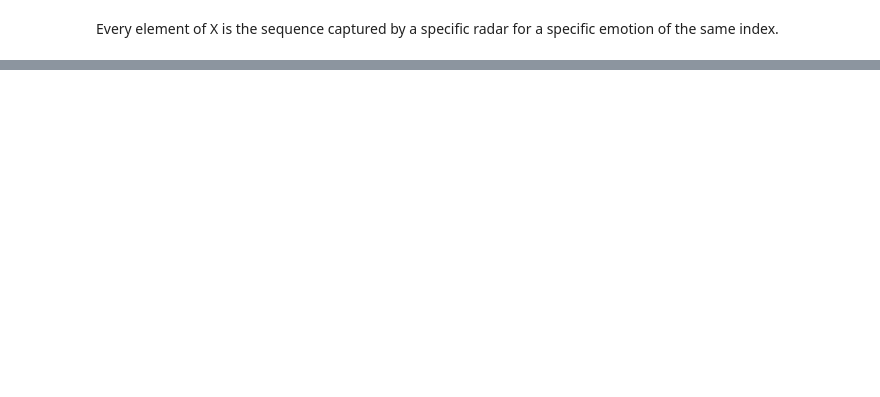
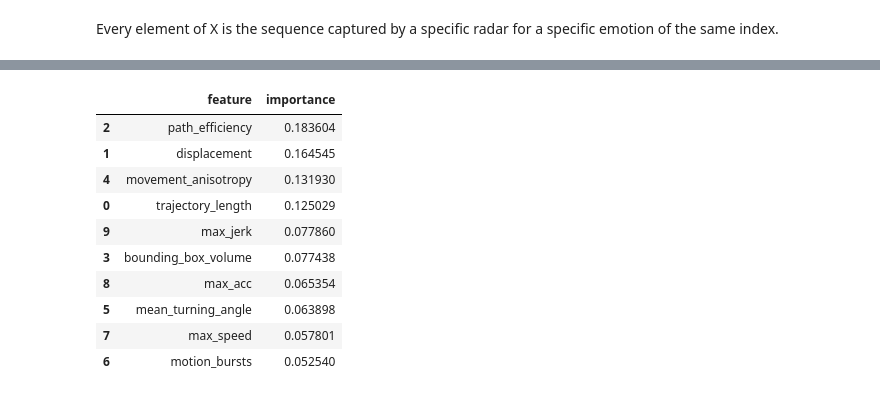
Before and after one commit to anasdev1204/CoDaS-Radar-based-Sentiment-Analysis-and-recognition, a Jupyter notebook: anas/eda.ipynb, the cells around one changed output, grey strips where cells are left out. Cells and saved outputs as stored; diff of their text form; code cells hidden in the pictures; blank space fills up the shorter version.

```diff
--- a/anas/eda.ipynb
+++ b/anas/eda.ipynb
@@ -203,0 +540,24 @@ plt.show()
+# %%
+all_users_all_features = []
+all_users_emotion_labels = []
+user_ids = []
+for u in U.keys():
+    for i, val in enumerate(emotions.values()):
+        samples = []
+        j = i * 12
+        max_j = (i + 1) * 12
+        while j < max_j:
+            if j >= len(U[u]["movement_features"]):
+                break
+
+            samples += [U[u]["movement_features"][j][0][1:]]
+            j += 1
+
+        features = extract_features(samples)
+        all_users_all_features.append(features)
+        all_users_emotion_labels.append(val)
+        user_ids.append(u)
+
+all_users_all_features = np.array(all_users_all_features)
+all_users_emotion_labels = np.array(all_users_emotion_labels)
+print(all_users_all_features.shape, len(all_users_emotion_labels))
@@ -203,0 +568,12 @@ plt.show()
+# %%
+groups = np.array(user_ids)
+gss = GroupShuffleSplit(test_size=0.2, n_splits=1)
+
+for train_idx, test_idx in gss.split(all_users_all_features, all_users_emotion_labels, groups=user_ids):
+    X_train, X_test = all_users_all_features[train_idx], all_users_all_features[test_idx]
+    y_train, y_test = all_users_emotion_labels[train_idx], all_users_emotion_labels[test_idx]
+# %%
+model = RandomForestClassifier(n_estimators=200)
+model.fit(X_train, y_train)
+
+print("Accuracy:", model.score(X_test, y_test))
@@ -203,0 +609,21 @@ plt.show()
+# %%
+importances = model.feature_importances_
+
+df = pd.DataFrame({
+    "feature": feature_names,
+    "importance": importances
+}).sort_values(by="importance", ascending=False)
+
+df
+# %% [output]
+|  | feature | importance |
+| 2 | path_efficiency | 0.183604 |
+| 1 | displacement | 0.164545 |
+| 4 | movement_anisotropy | 0.131930 |
+| 0 | trajectory_length | 0.125029 |
+| 9 | max_jerk | 0.077860 |
+| 3 | bounding_box_volume | 0.077438 |
+| 8 | max_acc | 0.065354 |
+| 5 | mean_turning_angle | 0.063898 |
+| 7 | max_speed | 0.057801 |
+| 6 | motion_bursts | 0.052540 |
```
Also changed, not shown: parts of 41 cells of this notebook, 6 other files.
